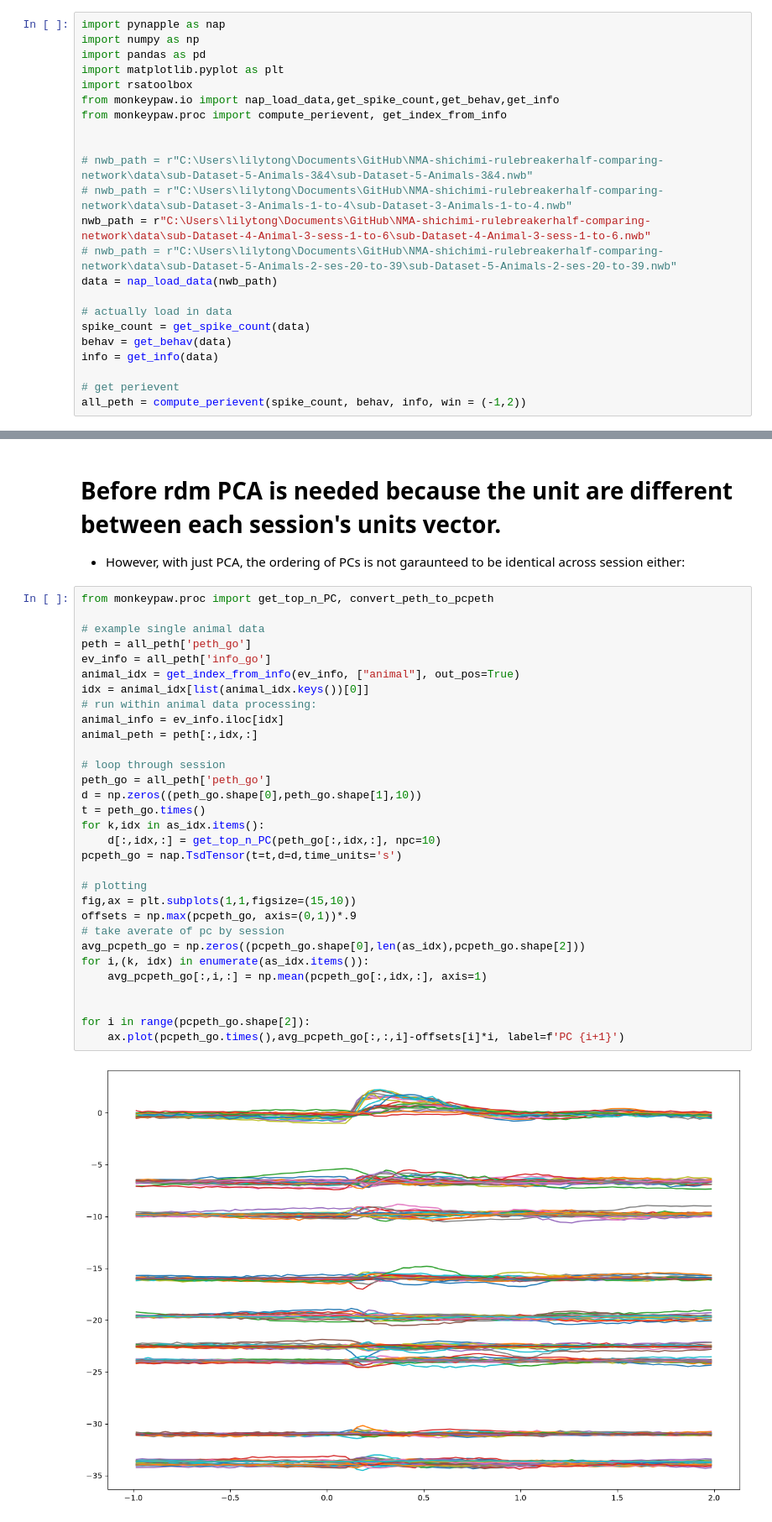
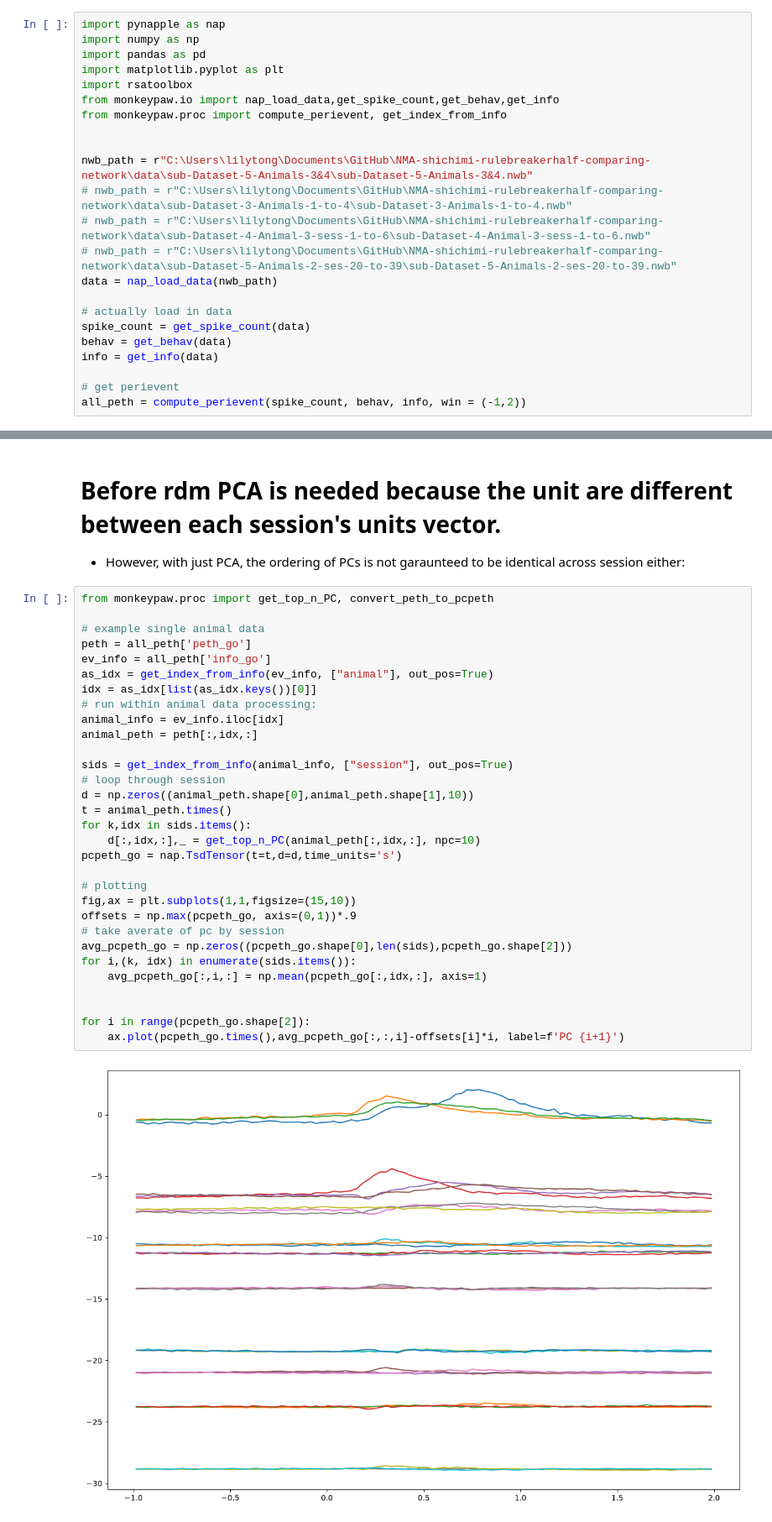
Before and after one commit to lilytong0919/NMA-shichimi-rulebreakerhalf-comparing-network, a Jupyter notebook: data_proc_rdm_dataprep.ipynb, the cells around one changed output, grey strips where cells are left out. Shown at 84% size. Drawn from its saved outputs; the diff is of its cells as text.

```diff
--- a/data_proc_rdm_dataprep.ipynb
+++ b/data_proc_rdm_dataprep.ipynb
@@ -8,9 +8,9 @@ from monkeypaw.io import nap_load_data,get_spike_count,get_behav,get_info
 from monkeypaw.proc import compute_perievent, get_index_from_info
 
 
-# nwb_path = r"C:\Users\lilytong\Documents\GitHub\NMA-shichimi-rulebreakerhalf-comparing-network\data\sub-Dataset-5-Animals-3&4\sub-Dataset-5-Animals-3&4.nwb"
+nwb_path = r"C:\Users\lilytong\Documents\GitHub\NMA-shichimi-rulebreakerhalf-comparing-network\data\sub-Dataset-5-Animals-3&4\sub-Dataset-5-Animals-3&4.nwb"
 # nwb_path = r"C:\Users\lilytong\Documents\GitHub\NMA-shichimi-rulebreakerhalf-comparing-network\data\sub-Dataset-3-Animals-1-to-4\sub-Dataset-3-Animals-1-to-4.nwb"
-nwb_path = r"C:\Users\lilytong\Documents\GitHub\NMA-shichimi-rulebreakerhalf-comparing-network\data\sub-Dataset-4-Animal-3-sess-1-to-6\sub-Dataset-4-Animal-3-sess-1-to-6.nwb"
+# nwb_path = r"C:\Users\lilytong\Documents\GitHub\NMA-shichimi-rulebreakerhalf-comparing-network\data\sub-Dataset-4-Animal-3-sess-1-to-6\sub-Dataset-4-Animal-3-sess-1-to-6.nwb"
 # nwb_path = r"C:\Users\lilytong\Documents\GitHub\NMA-shichimi-rulebreakerhalf-comparing-network\data\sub-Dataset-5-Animals-2-ses-20-to-39\sub-Dataset-5-Animals-2-ses-20-to-39.nwb"
 data = nap_load_data(nwb_path)
 
@@ -57,36 +32,36 @@ correspond_angles
 # %%
 from monkeypaw.proc import get_top_n_PC, convert_peth_to_pcpeth
 
 # example single animal data
 peth = all_peth['peth_go']
 ev_info = all_peth['info_go']
-animal_idx = get_index_from_info(ev_info, ["animal"], out_pos=True)
-idx = animal_idx[list(animal_idx.keys())[0]]
+as_idx = get_index_from_info(ev_info, ["animal"], out_pos=True)
+idx = as_idx[list(as_idx.keys())[0]]
 # run within animal data processing:
 animal_info = ev_info.iloc[idx]
 animal_peth = peth[:,idx,:]
 
+sids = get_index_from_info(animal_info, ["session"], out_pos=True)
 # loop through session
-peth_go = all_peth['peth_go']
-d = np.zeros((peth_go.shape[0],peth_go.shape[1],10))
-t = peth_go.times()
-for k,idx in as_idx.items():
-    d[:,idx,:] = get_top_n_PC(peth_go[:,idx,:], npc=10)
+d = np.zeros((animal_peth.shape[0],animal_peth.shape[1],10))
+t = animal_peth.times()
+for k,idx in sids.items():
+    d[:,idx,:],_ = get_top_n_PC(animal_peth[:,idx,:], npc=10)
 pcpeth_go = nap.TsdTensor(t=t,d=d,time_units='s')
 
 # plotting
 fig,ax = plt.subplots(1,1,figsize=(15,10))
 offsets = np.max(pcpeth_go, axis=(0,1))*.9
 # take averate of pc by session
-avg_pcpeth_go = np.zeros((pcpeth_go.shape[0],len(as_idx),pcpeth_go.shape[2]))
-for i,(k, idx) in enumerate(as_idx.items()):
+avg_pcpeth_go = np.zeros((pcpeth_go.shape[0],len(sids),pcpeth_go.shape[2]))
+for i,(k, idx) in enumerate(sids.items()):
     avg_pcpeth_go[:,i,:] = np.mean(pcpeth_go[:,idx,:], axis=1)
 
 
 for i in range(pcpeth_go.shape[2]):
     ax.plot(pcpeth_go.times(),avg_pcpeth_go[:,:,i]-offsets[i]*i, label=f'PC {i+1}')
 # %% [output]
-[figure, old version]
+[figure, new version]
 # %% [markdown]
 # Procrustes tranformation
 - To make distance meassure sensible within mice we need to makesure the principle componets for each session is on a common basis.
```
Also changed, not shown: parts of 22 cells of this notebook, 1 other file.
